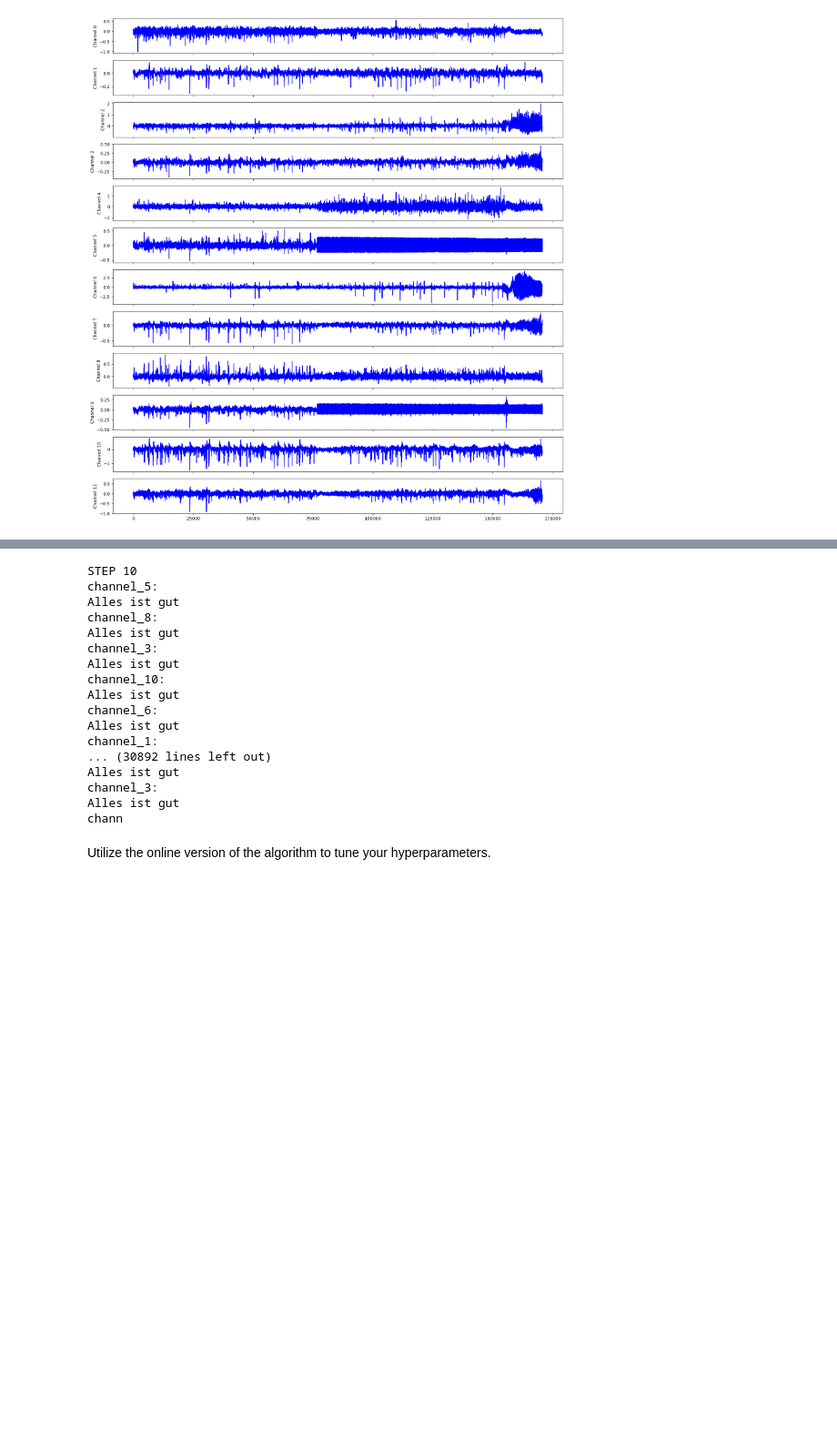
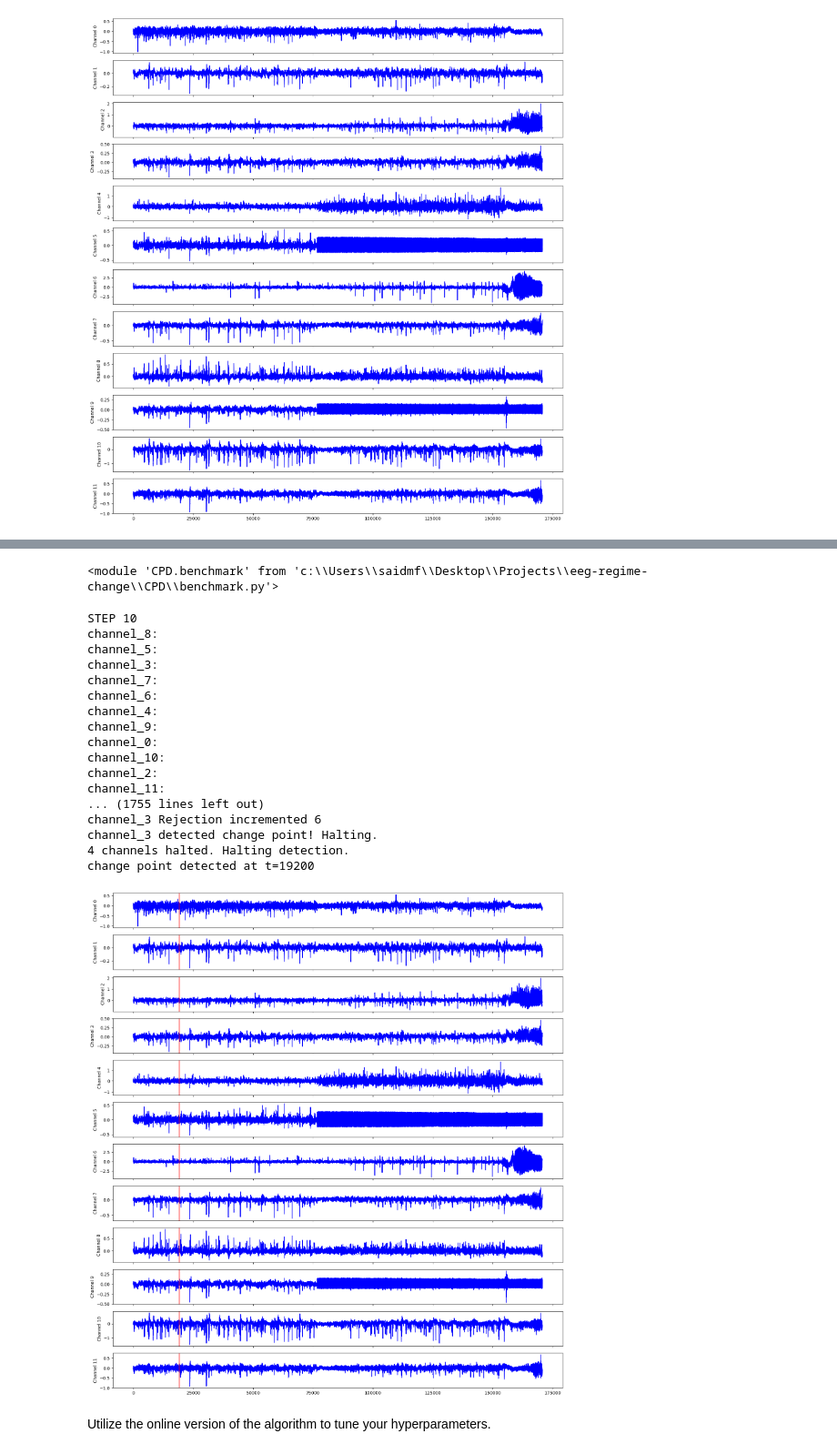
Before and after one commit to F-said/eeg-regime-change, a Jupyter notebook: baseline.ipynb, the cells around one changed output, grey strips where cells are left out. Shown at 91% size. Drawn from its saved outputs; the diff is of its cells as text; code cells hidden in the pictures; blank space fills up the shorter version.

Commit message:
Added online algo, need to train on offline

```diff
--- a/baseline.ipynb
+++ b/baseline.ipynb
@@ -34,7 +32,8 @@ channels = {}
 for i in range(len(eeg_data)):
     channels[f"channel_{i}"] = eeg_data[i]
 # %%
-arpwarm = CPD.benchwarm.ARPWarm(channels, n0=15, M=10, k=6)
+# warm up for 15 seconds
+arpwarm = CPD.benchwarm.ARPWarm(channels, n0=10, M=6)
 arpwarm.warmup()
 # %% [output]
 Creating AR(p) for channel_2. Determining best order
@@ -57,33 +56,42 @@ Std-dev:0.019686868670168573
+# %%
+import CPD.benchmark
+reload(CPD.benchmark)
+# %% [output]
+<module 'CPD.benchmark' from 'c:\\Users\\saidmf\\Desktop\\Projects\\eeg-regime-change\\CPD\\benchmark.py'>
 # %%
-cpd = CPD.benchmark.Online(arpwarm)
+cpd = CPD.benchmark.Online(arpwarm, k=4)
 change_point = cpd.run()
 
 print(f"change point detected at t={change_point}")
 # %% [output]
 STEP 10
+channel_8:
 channel_5:
-Alles ist gut
-channel_8:
-Alles ist gut
 channel_3:
-Alles ist gut
+channel_7:
+channel_6:
+channel_4:
+channel_9:
+channel_0:
 channel_10:
-Alles ist gut
-channel_6:
-Alles ist gut
-channel_1:
-... (30892 lines left out)
-Alles ist gut
-channel_3:
-Alles ist gut
-chann
+channel_2:
+channel_11:
+... (1755 lines left out)
+channel_3 Rejection incremented 6
+channel_3 detected change point! Halting.
+4 channels halted. Halting detection.
+change point detected at t=19200
 # %%
+time = [i for i in range(eeg_data.shape[1])]
+
 fig, axs = plt.subplots(eeg_data.shape[0], 1, sharex=True)
 fig.set_size_inches(18.5, 20.5)
 
 for c in range(eeg_data.shape[0]):
     axs[c].plot(time, eeg_data[c], 'b')
     axs[c].axvline(x=change_point, c='r')
     axs[c].set_ylabel(f"Channel {c}")
+# %% [output]
+[figure, added]
 # %% [markdown]
 Utilize the online version of the algorithm to tune your hyperparameters.
```
Also changed, not shown: parts of 2 cells of this notebook, 2 other files.
